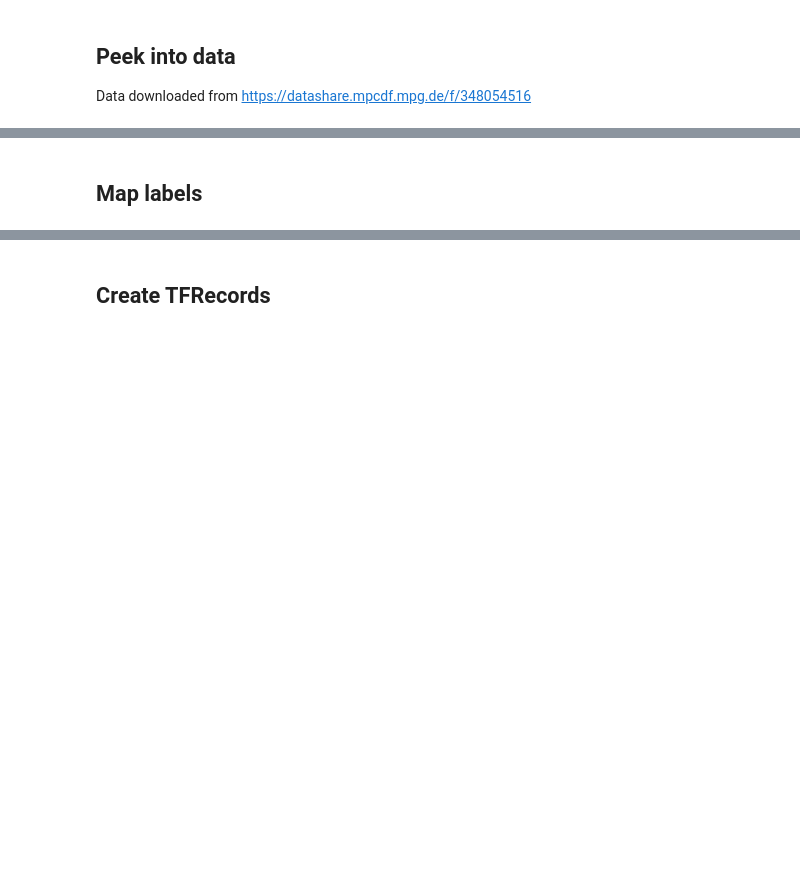
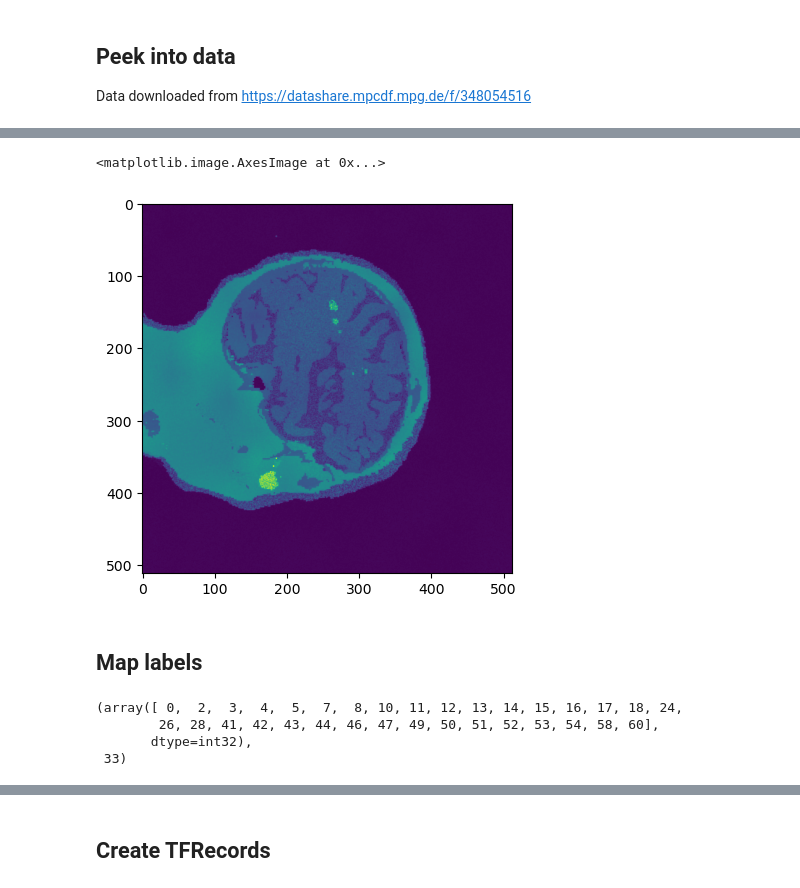
Before and after one commit to halirutan/SynthSeg, a Jupyter notebook: data/cbs/t1w_pdw_config/create_test_tfrecord.ipynb, the cells around one changed output, grey strips where cells are left out. Drawn from its saved outputs; the diff is of its cells as text; code cells hidden in the pictures; blank space fills up the shorter version.

```diff
--- a/data/cbs/t1w_pdw_config/create_test_tfrecord.ipynb
+++ b/data/cbs/t1w_pdw_config/create_test_tfrecord.ipynb
@@ -26,3 +57,8 @@ plt.imshow(labels[100, ...], alpha=0.5)
+# %%
+plt.imshow(train_img[180, :, :, 0])
+# %% [output]
+<matplotlib.image.AxesImage at 0x...>
+[figure, added]
 # %% [markdown]
 ## Map labels
 # %%
@@ -45,6 +81,11 @@ class LabelMapping:
 # %%
 label_mapping = LabelMapping("./generator.yml")
 # %%
-labels = labels_nii.get_fdata().astype(np.int32)
-np.unique(labels), len(np.unique(labels))
+labels_aligned = labels_aligned.astype(np.int32)
+np.unique(labels_aligned), len(np.unique(labels_aligned))
+# %% [output]
+(array([ 0,  2,  3,  4,  5,  7,  8, 10, 11, 12, 13, 14, 15, 16, 17, 18, 24,
+        26, 28, 41, 42, 43, 44, 46, 47, 49, 50, 51, 52, 53, 54, 58, 60],
+       dtype=int32),
+ 33)
 # %%
```
Also changed, not shown: parts of 33 cells of this notebook.
